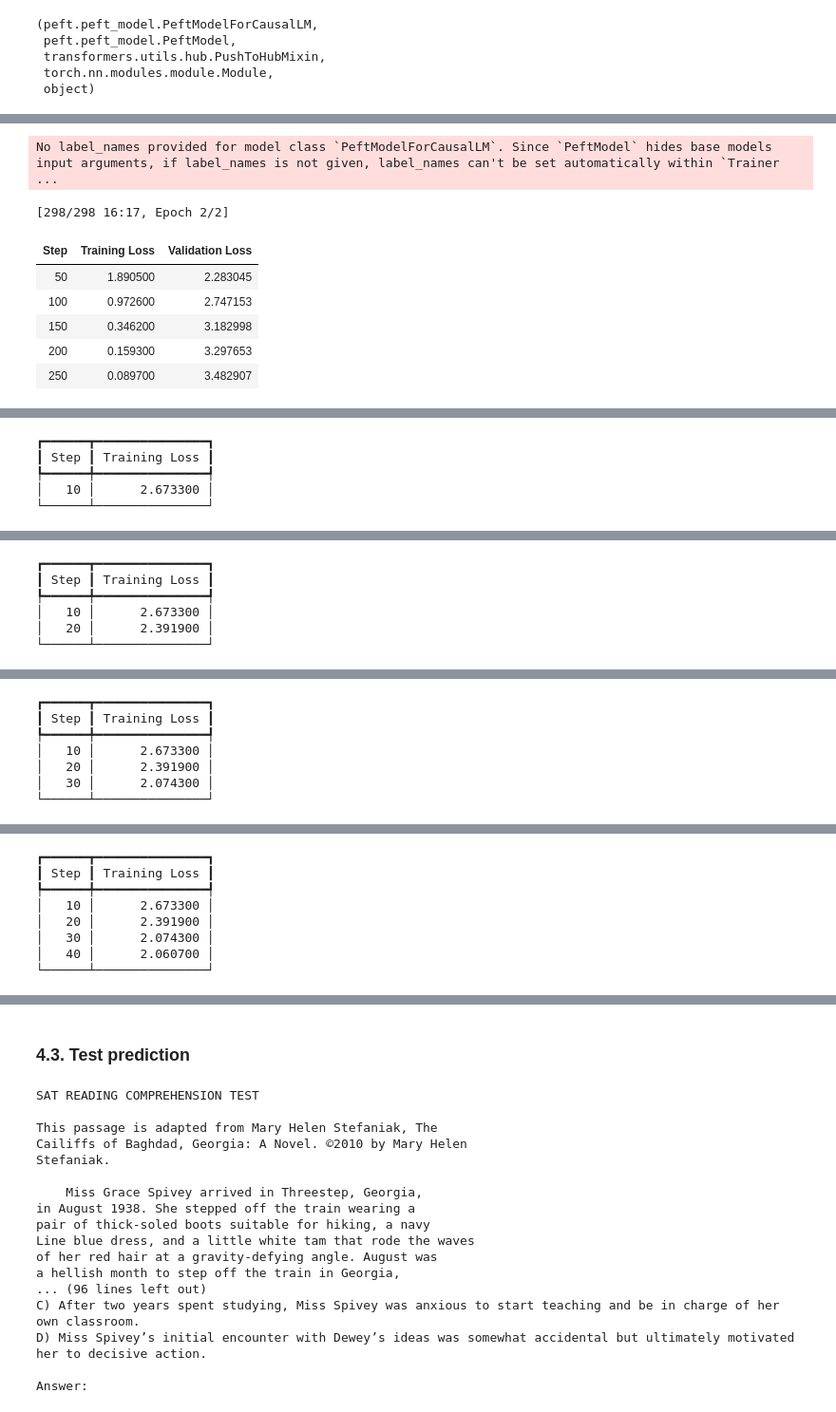
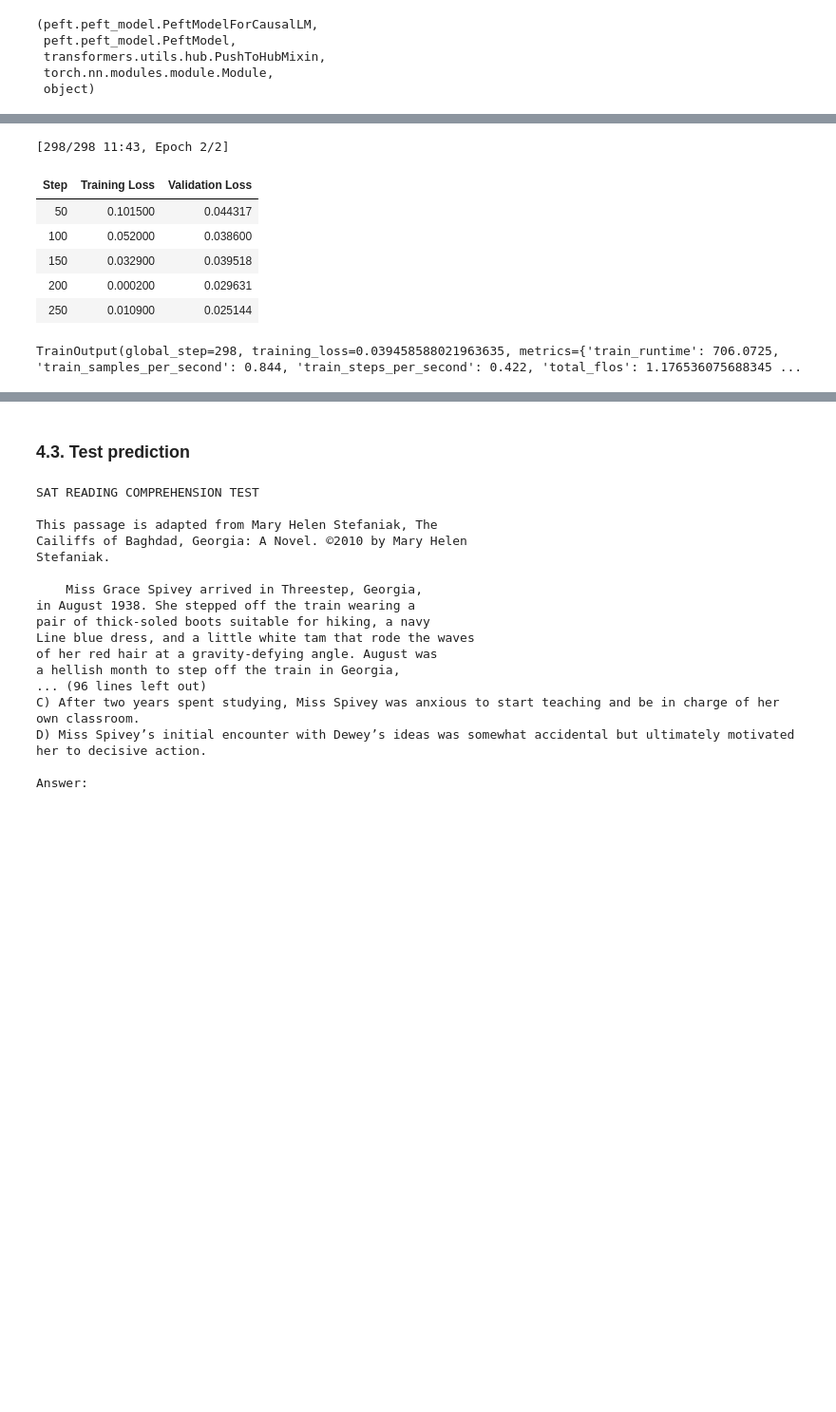
Before and after one commit to tiviluson/LLM-FineTuning-SAT-Reading, a Jupyter notebook: LLM_FineTuning_SAT_Reading_042325.ipynb, the cells around one changed output, grey strips where cells are left out. Shown: that part at 95% size. Saved outputs shown, nothing was run; the diff lists cells and outputs as text; code cells hidden in the pictures; blank space fills up the shorter version.

Commit message:
feat: use correct padding for label to avoid incorrect loss calculation

```diff
--- a/LLM_FineTuning_SAT_Reading_042325.ipynb
+++ b/LLM_FineTuning_SAT_Reading_042325.ipynb
@@ -483,6 +483,7 @@ def generate_and_tokenize_prompt(user_input, answer):
         prompt_str = tokenizer.apply_chat_template(
             full_prompt, tokenize=False, add_generation_prompt=False
         )
+
         tokenized = tokenizer(
             prompt_str,
             # padding="max_length",
@@ -492,12 +493,21 @@ def generate_and_tokenize_prompt(user_input, answer):
         )
 
         input_ids = tokenized["input_ids"][0]
-        # labels = input_ids.clone()
+
+        # Calculate the length of the input part of the prompt
+        labels = input_ids.clone()
+
+        input_section = tokenizer.apply_chat_template(
+            full_prompt[:-1], tokenize=False, add_generation_prompt=False
+        )
+        len_input = len(tokenizer(input_section, return_tensors="pt")["input_ids"][0])
+        # Mask the input part of the labels
+        labels[:len_input] = -100
 
         return {
             "input_ids": input_ids,
             "attention_mask": tokenized["attention_mask"][0],
-            # "labels": labels,
+            "labels": labels,
         }
 
     except Exception as e:
@@ -572,10 +590,6 @@ def preprocess_dataset(sample):
 dataset = data.map(
     preprocess_dataset,
     remove_columns=data["train"].column_names,
-    num_proc=4,
     desc="Processing training dataset",
-).filter(
-    lambda x: x is not None,
-    desc="Filtering out invalid samples",
 )
 # %%
@@ -662,7 +682,10 @@ PeftModelForCausalLM.__mro__
 # %%
 from transformers.training_args import TrainingArguments
 from transformers.trainer import Trainer
-from transformers.data.data_collator import DataCollatorForLanguageModeling
+from transformers.data.data_collator import (
+    DataCollatorForSeq2Seq,
+    DataCollatorForLanguageModeling,
+)
 
 training_args = TrainingArguments(
     per_device_train_batch_size=1,
@@ -685,9 +708,13 @@ training_args = TrainingArguments(
     greater_is_better=False,
     report_to="none",
     remove_unused_columns=False,
+    label_names=["labels"],
+    ## Avoid warning
+    gradient_checkpointing_kwargs={"use_reentrant": True},
 )
 
-
-data_collator = DataCollatorForLanguageModeling(
-    tokenizer=tokenizer, mlm=False, pad_to_multiple_of=8
-)
+# This is the only collator that pads the labels AND NOT rewrite it by cloning input_ids
+data_collator = DataCollatorForSeq2Seq(tokenizer=tokenizer, pad_to_multiple_of=8)
+# data_collator = DataCollatorForLanguageModeling(
+#     tokenizer=tokenizer, mlm=False, pad_to_multiple_of=8
+# )
@@ -694,27 +748,28 @@ data_collator = DataCollatorForLanguageModeling(
 # %%
 # Quantization-aware training settings
 model.config.use_cache = False
 model.enable_input_require_grads()
+# model.gradient_checkpointing_enable({"use_reentrant": True})
 # compiled_model = torch.compile(model)
 
 
 trainer = Trainer(
     model=model,
     train_dataset=dataset["train"],
     eval_dataset=dataset["validation"],
     args=training_args,
     data_collator=data_collator,
-    callbacks=[LogLossCallback()],
+    # callbacks=[LogLossCallback()],
 )
 
 
 trainer.train()
 # %% [output]
-No label_names provided for model class `PeftModelForCausalLM`. Since `PeftModel` hides base models input arguments, if label_names is not given, label_names can't be set automatically within `Trainer ...
+[298/298 11:43, Epoch 2/2]
+| Step | Training Loss | Validation Loss |
+| 50 | 0.101500 | 0.044317 |
+| 100 | 0.052000 | 0.038600 |
+| 150 | 0.032900 | 0.039518 |
+| 200 | 0.000200 | 0.029631 |
+| 250 | 0.010900 | 0.025144 |
-[298/298 16:17, Epoch 2/2]
+TrainOutput(global_step=298, training_loss=0.039458588021963635, metrics={'train_runtime': 706.0725, 'train_samples_per_second': 0.844, 'train_steps_per_second': 0.422, 'total_flos': 1.176536075688345 ...
-| Step | Training Loss | Validation Loss |
-| 50 | 1.890500 | 2.283045 |
-| 100 | 0.972600 | 2.747153 |
-| 150 | 0.346200 | 3.182998 |
-| 200 | 0.159300 | 3.297653 |
-| 250 | 0.089700 | 3.482907 |
@@ -722,5 +775,0 @@ No label_names provided for model class `PeftModelForCausalLM`. Since `PeftModel
-┏━━━━━━┳━━━━━━━━━━━━━━━┓
-┃ Step ┃ Training Loss ┃
-┡━━━━━━╇━━━━━━━━━━━━━━━┩
-│   10 │      2.673300 │
-└──────┴───────────────┘
@@ -728,6 +775,0 @@ No label_names provided for model class `PeftModelForCausalLM`. Since `PeftModel
-┏━━━━━━┳━━━━━━━━━━━━━━━┓
-┃ Step ┃ Training Loss ┃
-┡━━━━━━╇━━━━━━━━━━━━━━━┩
-│   10 │      2.673300 │
-│   20 │      2.391900 │
-└──────┴───────────────┘
@@ -735,7 +775,0 @@ No label_names provided for model class `PeftModelForCausalLM`. Since `PeftModel
-┏━━━━━━┳━━━━━━━━━━━━━━━┓
-┃ Step ┃ Training Loss ┃
-┡━━━━━━╇━━━━━━━━━━━━━━━┩
-│   10 │      2.673300 │
-│   20 │      2.391900 │
-│   30 │      2.074300 │
-└──────┴───────────────┘
@@ -743,8 +775,0 @@ No label_names provided for model class `PeftModelForCausalLM`. Since `PeftModel
-┏━━━━━━┳━━━━━━━━━━━━━━━┓
-┃ Step ┃ Training Loss ┃
-┡━━━━━━╇━━━━━━━━━━━━━━━┩
-│   10 │      2.673300 │
-│   20 │      2.391900 │
-│   30 │      2.074300 │
-│   40 │      2.060700 │
-└──────┴───────────────┘
```
Also changed, not shown: parts of 10 cells of this notebook.
